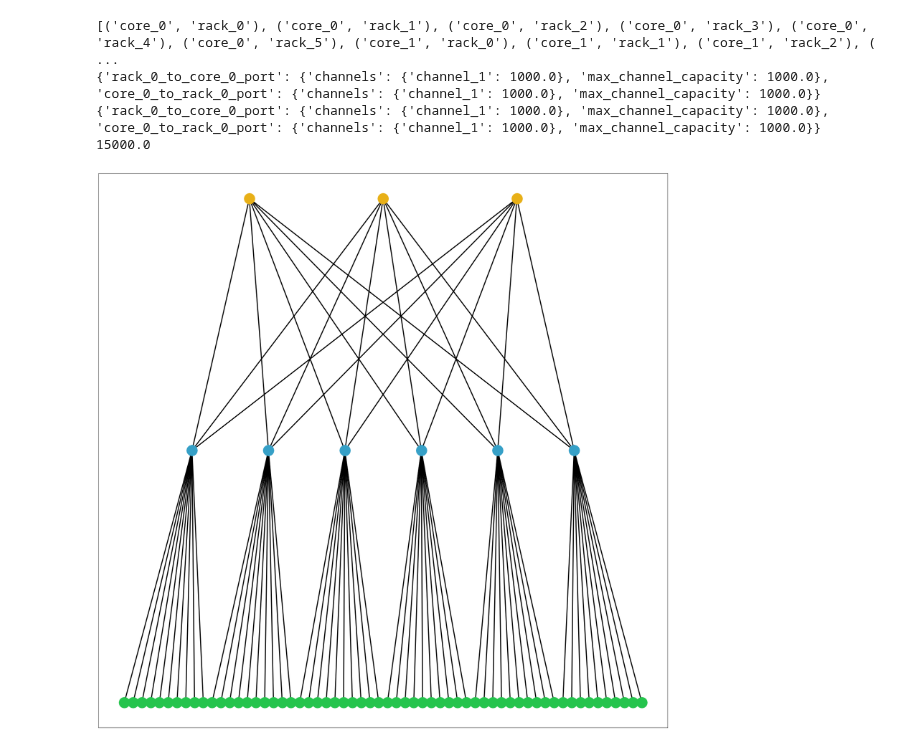
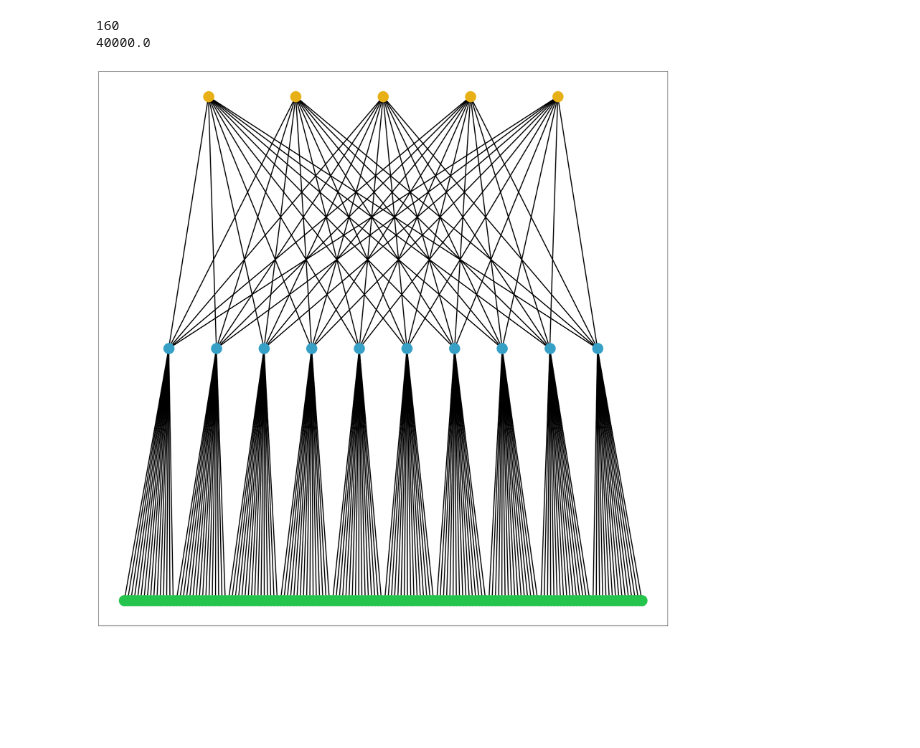
Before and after one commit to cwfparsonson/trafpy, a Jupyter notebook: notebooks/load_implementation.ipynb, the cells around one changed output. Cells and saved outputs as stored; diff of their text form; code cells hidden in the pictures; blank space fills up the shorter version.

```diff
--- a/notebooks/load_implementation.ipynb
+++ b/notebooks/load_implementation.ipynb
@@ -78,26 +77,22 @@ print('Num slots: {}'.format(len(slots_dict.keys())))
 # print('Slots dict:\n{}'.format(_slots_dict))
 # %%
 %autoreload
-net = tpg.gen_fat_tree(k=6,
+net = tpg.gen_fat_tree(k=10,
                        L=2,
-                       n=10,
+                       n=16,
                        num_channels=1,
                        server_to_rack_channel_capacity=500,
                        rack_to_edge_channel_capacity=1000,
                        edge_to_agg_channel_capacity=1000,
                        agg_to_core_channel_capacity=2000)
-print(net.edges)
-print(net['core_0']['rack_0'])
-print(net['rack_0']['core_0'])
+print(len(net.graph['endpoints']))
 # net = tpg.gen_nsfnet_network(N=2)
 print(net.graph['max_nw_capacity'])
 fig = tpg.plot_network(net, draw_node_labels=False, network_node_size=1000, linewidths=1)
 # %% [output]
-[('core_0', 'rack_0'), ('core_0', 'rack_1'), ('core_0', 'rack_2'), ('core_0', 'rack_3'), ('core_0', 'rack_4'), ('core_0', 'rack_5'), ('core_1', 'rack_0'), ('core_1', 'rack_1'), ('core_1', 'rack_2'), ( ...
-{'rack_0_to_core_0_port': {'channels': {'channel_1': 1000.0}, 'max_channel_capacity': 1000.0}, 'core_0_to_rack_0_port': {'channels': {'channel_1': 1000.0}, 'max_channel_capacity': 1000.0}}
-{'rack_0_to_core_0_port': {'channels': {'channel_1': 1000.0}, 'max_channel_capacity': 1000.0}, 'core_0_to_rack_0_port': {'channels': {'channel_1': 1000.0}, 'max_channel_capacity': 1000.0}}
-15000.0
+160
+40000.0
-[figure, old version]
+[figure, new version]
 # %%
 %autoreload
 import time
```
Also changed, not shown: parts of 1 cell of this notebook, 17 other files.
